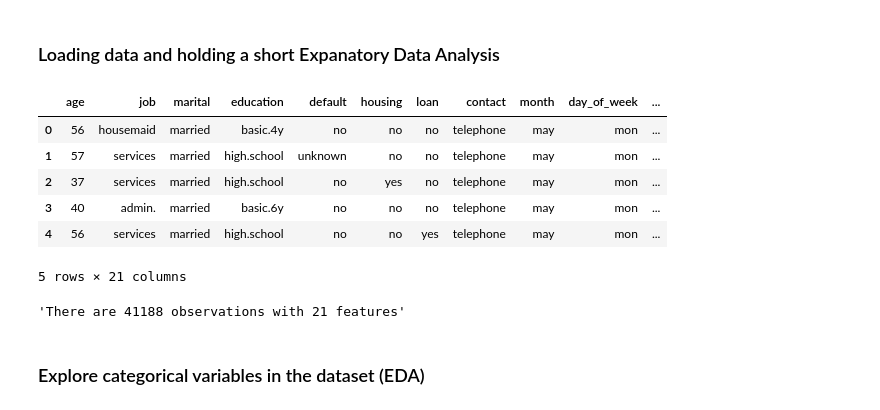
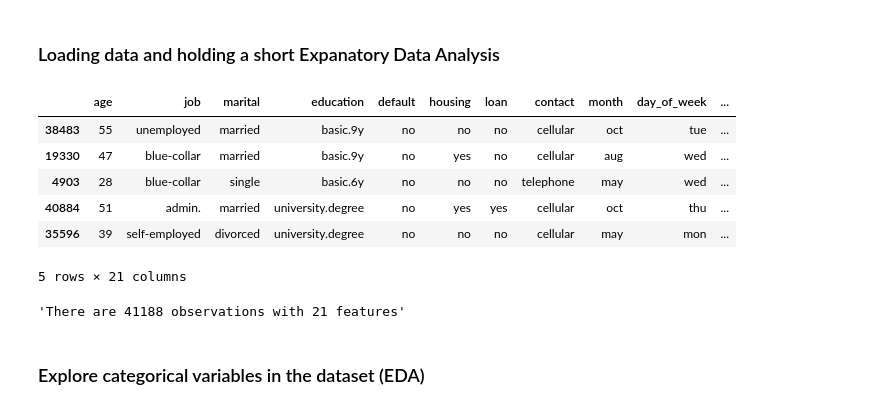
Before and after one commit to EricLaw-LYL/RMSC4002-Project, a Jupyter notebook: src/python/Classification.ipynb, the cells around one changed output. Cells and saved outputs as stored; diff of their text form; code cells hidden in the pictures.

```diff
--- a/src/python/Classification.ipynb
+++ b/src/python/Classification.ipynb
@@ -83,15 +85,15 @@ import matplotlib.pyplot as plt
 # %%
 # Process data
 data = pd.read_csv('../../data/bank-additional-full.csv', sep=';')
-display(data.head(5))
+display(data.sample(5))
 display('There are {} observations with {} features'.format(data.shape[0], data.shape[1]))
 # %% [output]
 |  | age | job | marital | education | default | housing | loan | contact | month | day_of_week | ... |
-| 0 | 56 | housemaid | married | basic.4y | no | no | no | telephone | may | mon | ... |
-| 1 | 57 | services | married | high.school | unknown | no | no | telephone | may | mon | ... |
-| 2 | 37 | services | married | high.school | no | yes | no | telephone | may | mon | ... |
-| 3 | 40 | admin. | married | basic.6y | no | no | no | telephone | may | mon | ... |
-| 4 | 56 | services | married | high.school | no | no | yes | telephone | may | mon | ... |
+| 38483 | 55 | unemployed | married | basic.9y | no | no | no | cellular | oct | tue | ... |
+| 19330 | 47 | blue-collar | married | basic.9y | no | yes | no | cellular | aug | wed | ... |
+| 4903 | 28 | blue-collar | single | basic.6y | no | no | no | telephone | may | wed | ... |
+| 40884 | 51 | admin. | married | university.degree | no | yes | yes | cellular | oct | thu | ... |
+| 35596 | 39 | self-employed | divorced | university.degree | no | no | no | cellular | may | mon | ... |
 5 rows × 21 columns
 'There are 41188 observations with 21 features'
 # %% [markdown]
```
Also changed, not shown: parts of 7 cells of this notebook, 8 other files.
